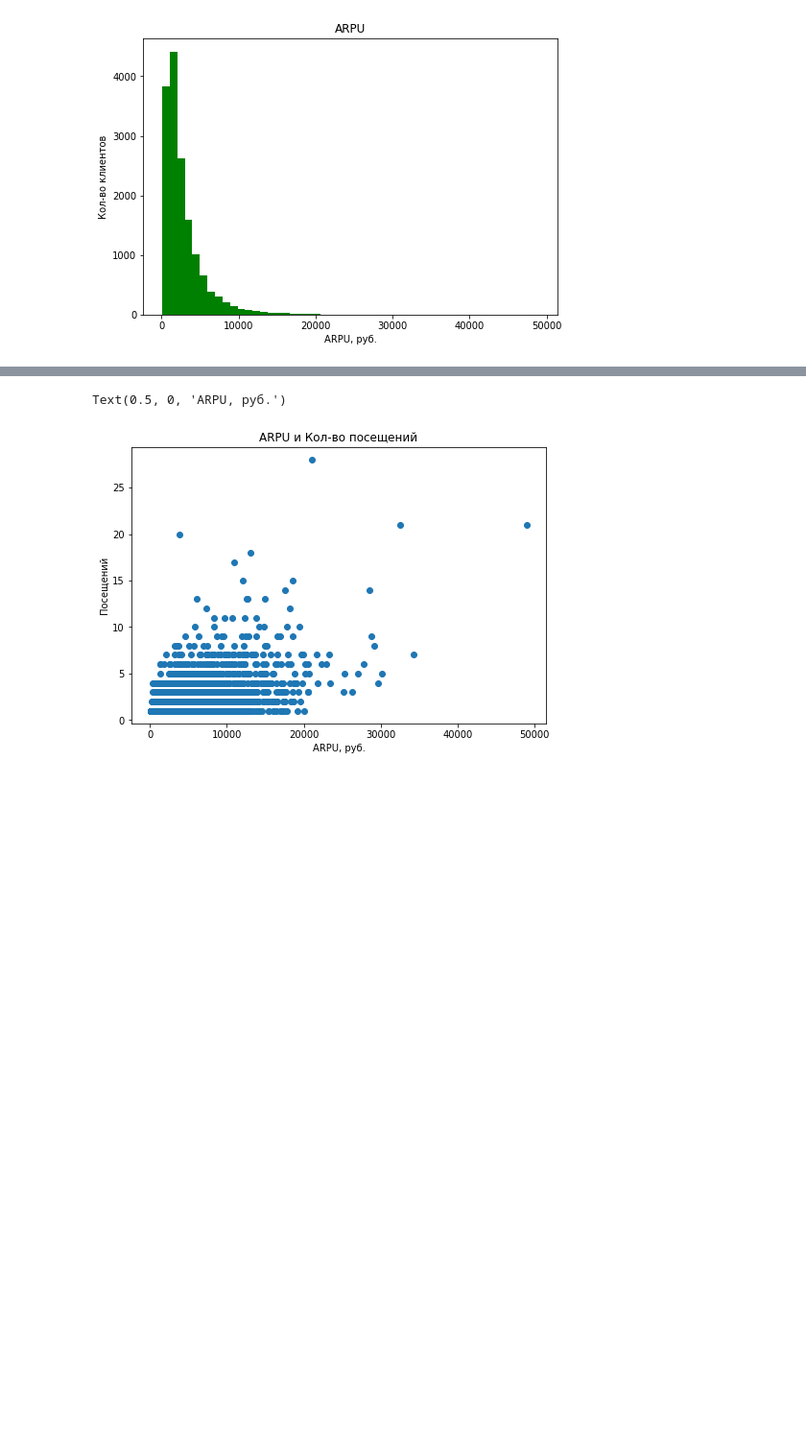
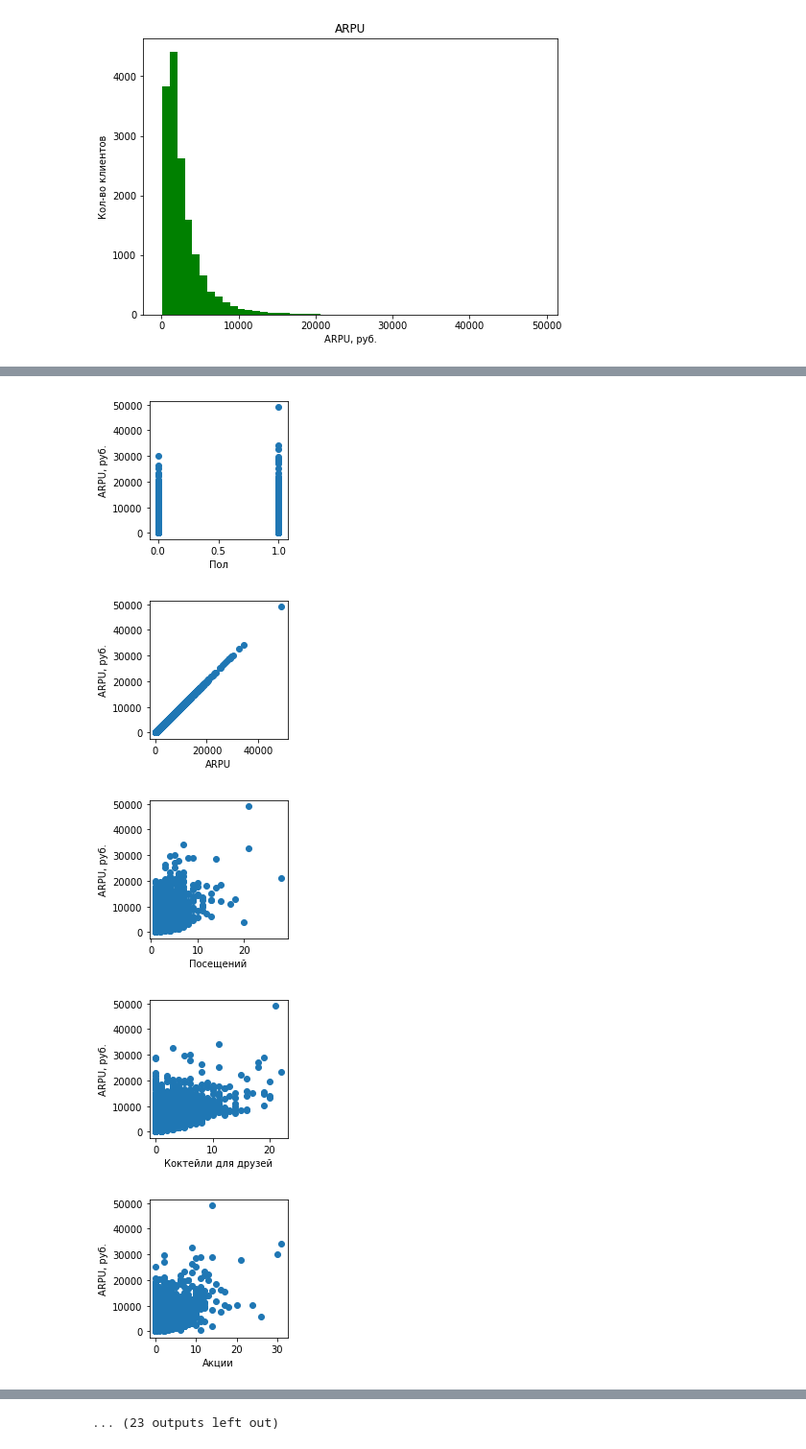
Before and after one commit to Viktoriia2020/Viktoriia, a Jupyter notebook: 1Предобработка.ipynb, the cells around one changed output, grey strips where cells are left out. Shown at 96% size. Drawn from its saved outputs; the diff is of its cells as text; code cells hidden in the pictures; blank space fills up the shorter version.

```diff
--- a/1Предобработка.ipynb
+++ b/1Предобработка.ipynb
@@ -356,8 +426,14 @@ Text(0.5, 0, 'ARPU, руб.')
 # %%
-fig = plt.figure()
-axes = fig.add_axes([0, 0, 1, 1])
-axes.scatter(x=df3['ARPU'], y=df3['Посещений'], marker='o')
-axes.set_title('ARPU и Кол-во посещений')
-axes.set_ylabel('Посещений')
-axes.set_xlabel('ARPU, руб.')
+for col in df3.columns:
+
+    fig = plt.figure(figsize=(2,2))
+    axes = fig.add_axes([0, 0, 1, 1])
+    axes.scatter(x=df3[col], y=df3['ARPU'], marker='o')
+    axes.set_ylabel('ARPU, руб.')
+    axes.set_xlabel(col)
 # %% [output]
+[figure, new version]
+[figure, added]
+[figure, added]
+[figure, added]
+[figure, added]
@@ -364,2 +447 @@ axes.set_xlabel('ARPU, руб.')
-Text(0.5, 0, 'ARPU, руб.')
+... (23 outputs left out)
-[figure, old version]
```
Also changed, not shown: parts of 20 cells of this notebook.
